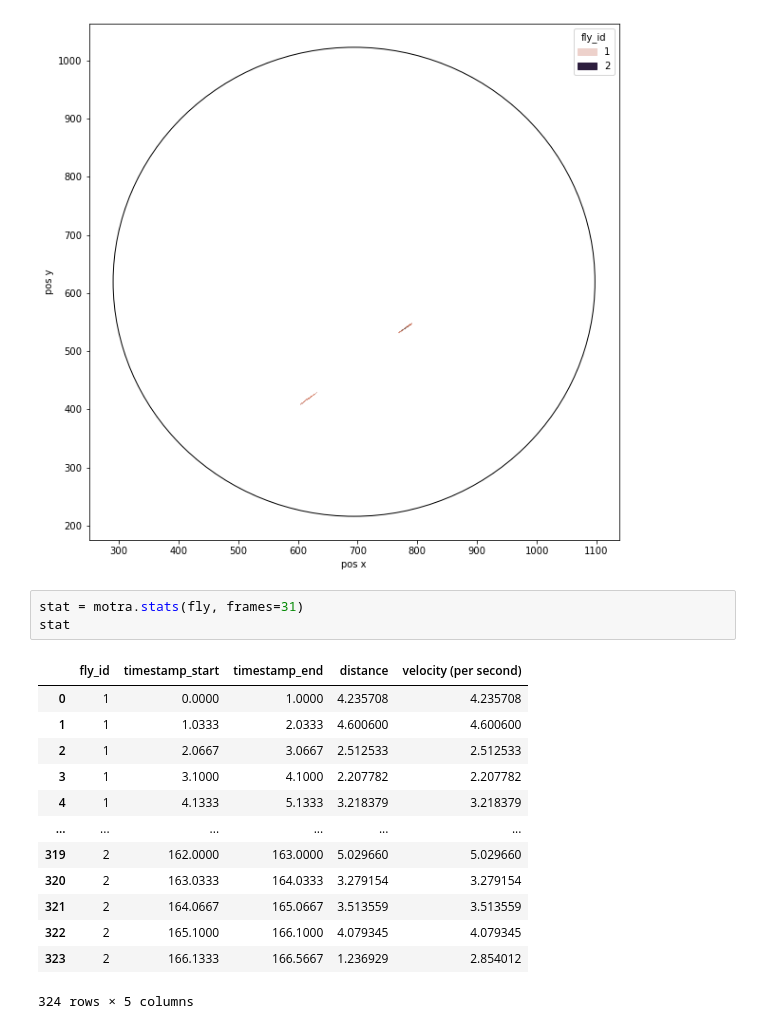
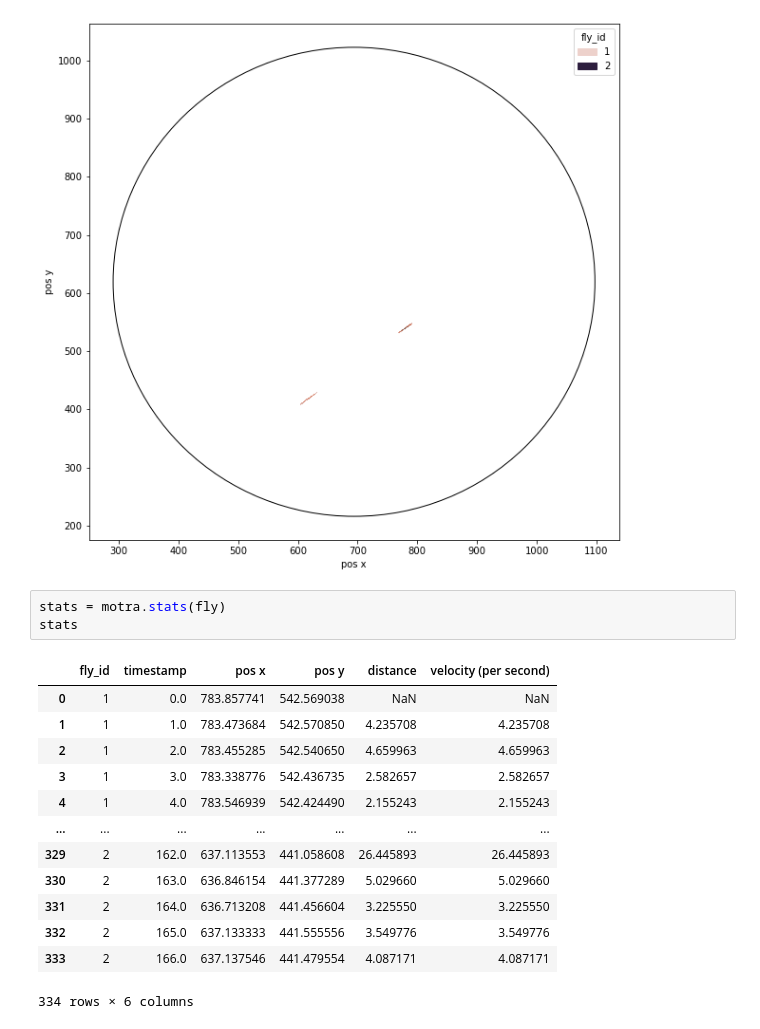
Before and after one commit to andystopia/motra, a Jupyter notebook: example.ipynb, the cells around one changed output. Cells and saved outputs as stored; diff of their text form.

Commit message:
Corrects stats function and sorts df when parsing in

```diff
--- a/example.ipynb
+++ b/example.ipynb
@@ -31,19 +33,19 @@ motra.heatmap(fly, center, radius)
 # %% [output]
 [figure]
 # %%
-stat = motra.stats(fly, frames=31)
-stat
+stats = motra.stats(fly)
+stats
 # %% [output]
-|  | fly_id | timestamp_start | timestamp_end | distance | velocity (per second) |
-| 0 | 1 | 0.0000 | 1.0000 | 4.235708 | 4.235708 |
-| 1 | 1 | 1.0333 | 2.0333 | 4.600600 | 4.600600 |
-| 2 | 1 | 2.0667 | 3.0667 | 2.512533 | 2.512533 |
-| 3 | 1 | 3.1000 | 4.1000 | 2.207782 | 2.207782 |
-| 4 | 1 | 4.1333 | 5.1333 | 3.218379 | 3.218379 |
-| ... | ... | ... | ... | ... | ... |
-| 319 | 2 | 162.0000 | 163.0000 | 5.029660 | 5.029660 |
-| 320 | 2 | 163.0333 | 164.0333 | 3.279154 | 3.279154 |
-| 321 | 2 | 164.0667 | 165.0667 | 3.513559 | 3.513559 |
-| 322 | 2 | 165.1000 | 166.1000 | 4.079345 | 4.079345 |
-| 323 | 2 | 166.1333 | 166.5667 | 1.236929 | 2.854012 |
+|  | fly_id | timestamp | pos x | pos y | distance | velocity (per second) |
+| 0 | 1 | 0.0 | 783.857741 | 542.569038 | NaN | NaN |
+| 1 | 1 | 1.0 | 783.473684 | 542.570850 | 4.235708 | 4.235708 |
+| 2 | 1 | 2.0 | 783.455285 | 542.540650 | 4.659963 | 4.659963 |
+| 3 | 1 | 3.0 | 783.338776 | 542.436735 | 2.582657 | 2.582657 |
+| 4 | 1 | 4.0 | 783.546939 | 542.424490 | 2.155243 | 2.155243 |
+| ... | ... | ... | ... | ... | ... | ... |
+| 329 | 2 | 162.0 | 637.113553 | 441.058608 | 26.445893 | 26.445893 |
+| 330 | 2 | 163.0 | 636.846154 | 441.377289 | 5.029660 | 5.029660 |
+| 331 | 2 | 164.0 | 636.713208 | 441.456604 | 3.225550 | 3.225550 |
+| 332 | 2 | 165.0 | 637.133333 | 441.555556 | 3.549776 | 3.549776 |
+| 333 | 2 | 166.0 | 637.137546 | 441.479554 | 4.087171 | 4.087171 |
-324 rows × 5 columns
+334 rows × 6 columns
```
Also changed, not shown: parts of 5 cells of this notebook, 2 other files.
